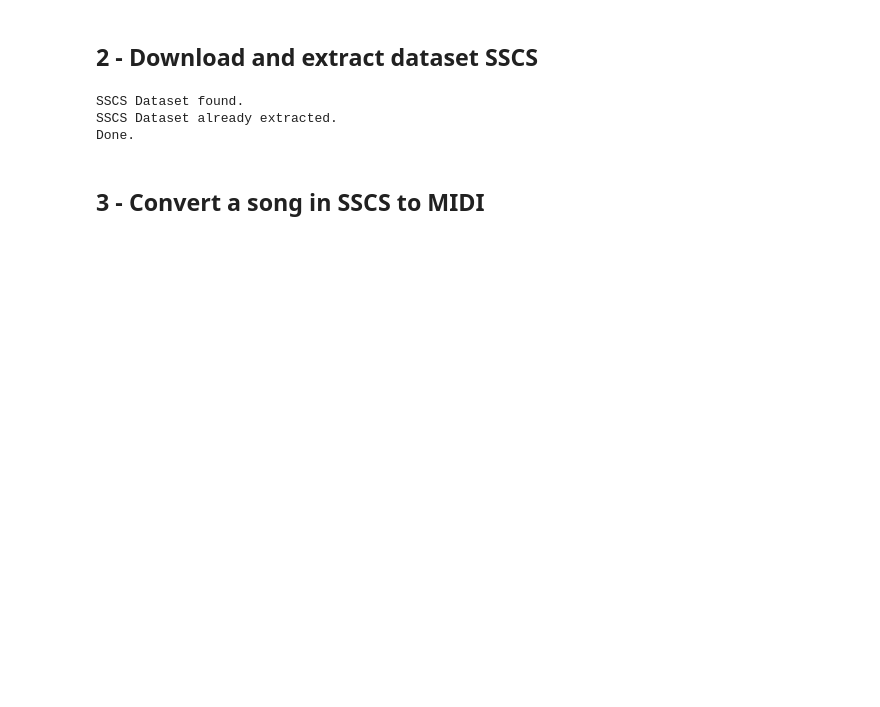
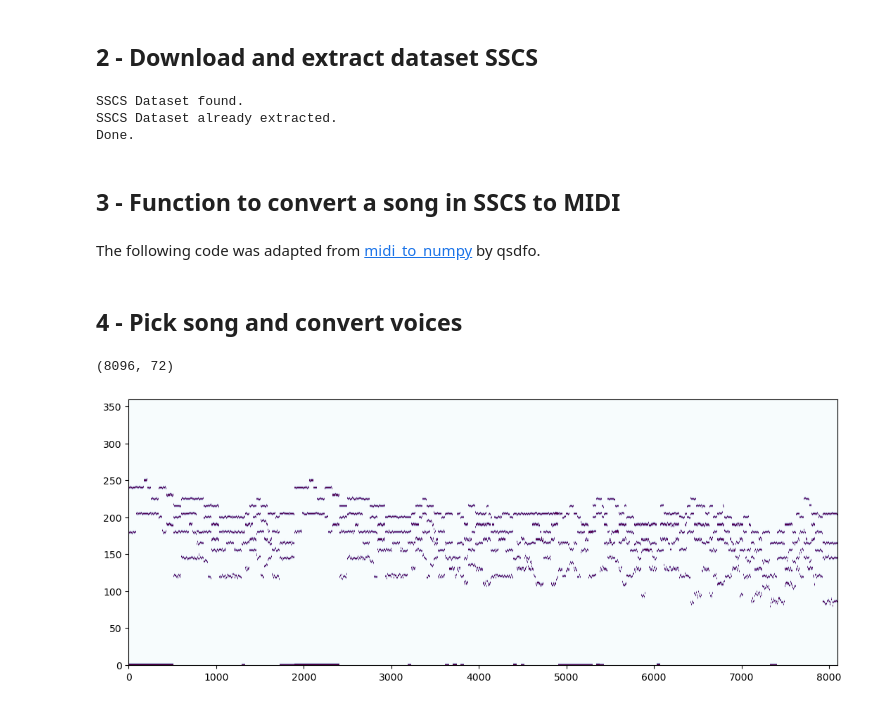
Before and after one commit to Xornotor/VocalAssignment-SSCS, a Jupyter notebook: SSCS_to_MIDI.ipynb, the cells around one changed output. Saved outputs shown, nothing was run; the diff lists cells and outputs as text; code cells hidden in the pictures; blank space fills up the shorter version.

Commit message:
SSCS_to_MIDI working with downsampled songs

```diff
--- a/SSCS_to_MIDI.ipynb
+++ b/SSCS_to_MIDI.ipynb
@@ -103,0 +118,23 @@ def sscs_pick_multiple_random_songs(amount, split='train'):
+# %%
+@ray.remote
+def sscs_read_voice(name, voice):
+
+    if  (voice != 'mix' and \
+        voice != 'soprano' and \
+        voice != 'alto' and \
+        voice != 'tenor' and \
+        voice != 'bass'):
+        raise NameError("Specify voice with 'soprano', 'alto', \
+                        'tenor', 'bass' or 'mix'.")
+
+    filename = songs_dir + name + ".h5"
+    return pd.read_hdf(filename, voice).T
+# %%
+def sscs_read_all_voices(name):
+
+    voices = ['mix', 'soprano', 'alto', 'tenor', 'bass']
+    data_access = [sscs_read_voice.remote(name, voice) for voice in voices]
+    df_voices = ray.get(data_access)
+    mix = df_voices[0]
+    satb = df_voices[1:]
+    return mix, satb
@@ -121,4 +179,6 @@ SSCS Dataset found.
 SSCS Dataset already extracted.
 Done.
 # %% [markdown]
-## 3 - Convert a song in SSCS to MIDI
+## 3 - Function to convert a song in SSCS to MIDI
+# %% [markdown]
+The following code was adapted from [midi_to_numpy](https://github.com/qsdfo/midi_to_numpy/blob/master/write_midi.py) by qsdfo.
@@ -124,0 +255,24 @@ Done.
+# %% [markdown]
+## 4 - Pick song and convert voices
+# %%
+song = sscs_pick_random_song()
+mix, satb = sscs_read_all_voices(song)
+sop = satb[0].to_numpy().T
+alto = satb[1].to_numpy().T
+ten = satb[2].to_numpy().T
+bass = satb[3].to_numpy().T
+mix = mix.T
+
+down_mix = sscs_downsample(mix)
+down_sop = sscs_downsample(sop)
+down_alto = sscs_downsample(alto)
+down_ten = sscs_downsample(ten)
+down_bass = sscs_downsample(bass)
+
+print(down_mix.shape)
+# %% [output]
+(8096, 72)
+# %%
+sscs_plot(mix.T)
+# %% [output]
+[figure, added]
```
Also changed, not shown: parts of 11 cells of this notebook.
